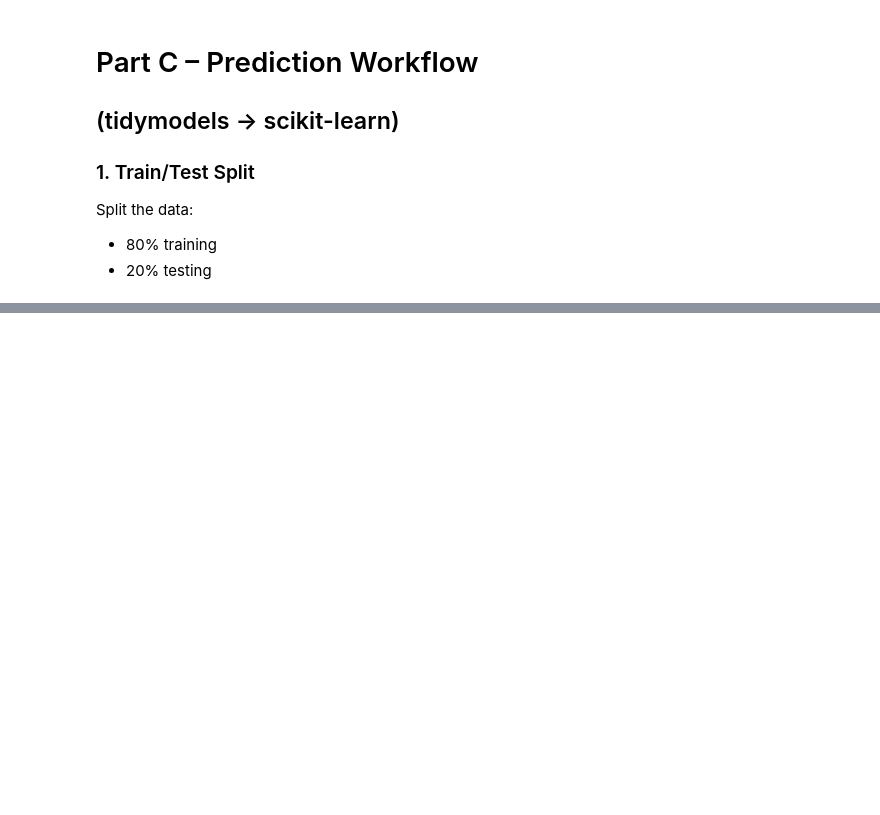
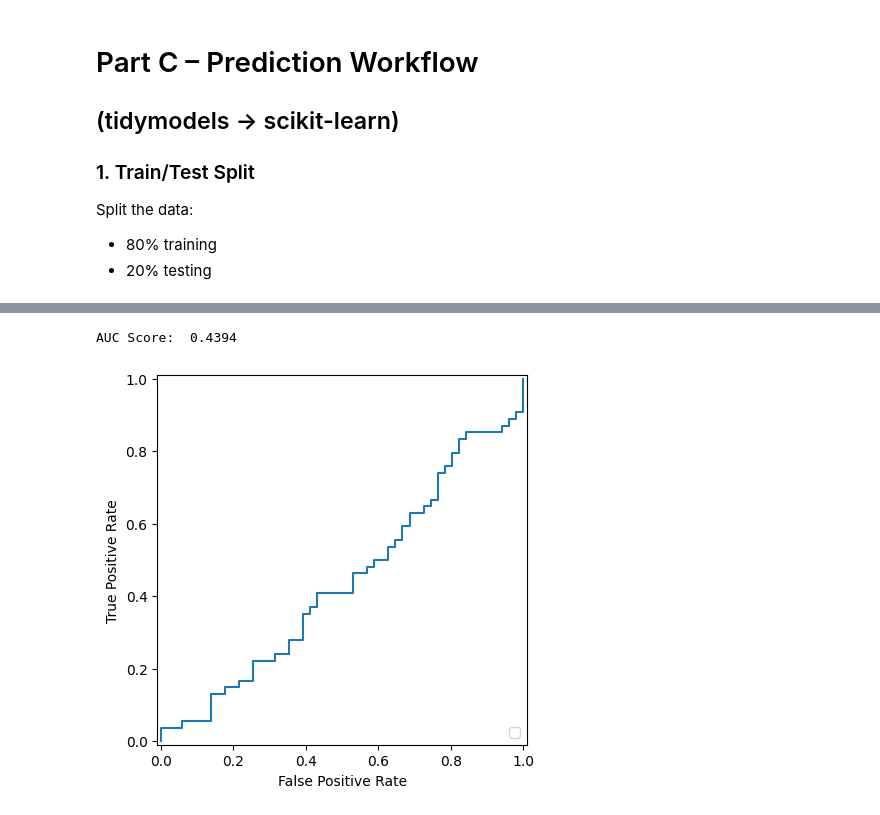
Before and after one commit to Alissa-Ouspen/data201_alissa, a Jupyter notebook: week4/wk4_log_reg_assign_Alissa.ipynb, the cells around one changed output, grey strips where cells are left out. Cells and saved outputs as stored; diff of their text form; code cells hidden in the pictures; blank space fills up the shorter version.

```diff
--- a/week4/wk4_log_reg_assign_Alissa.ipynb
+++ b/week4/wk4_log_reg_assign_Alissa.ipynb
@@ -179,0 +254,19 @@ Split the data:
+# %%
+# compute y_score for AUC and ROC curve
+y_score = model_sk.decision_function(X_test)
+
+# compute AUC (Area under the curve)
+auc = roc_auc_score(y_test, y_score)
+print(f"AUC Score: {auc: .4}")
+# %% [output]
+AUC Score:  0.4394
+# %%
+# get true pos rate (true pos to all pos)
+#  & false pos rate (false pos to all negs)
+fpr, tpr, _ = roc_curve(
+    y_test, y_score, pos_label = model_sk.classes_[1])
+
+# plot ROC curve (Receiver operating characteristic)
+roc_display = RocCurveDisplay(fpr = fpr, tpr = tpr).plot()
+# %% [output]
+[figure, added]
```
Also changed, not shown: parts of 17 cells of this notebook.
